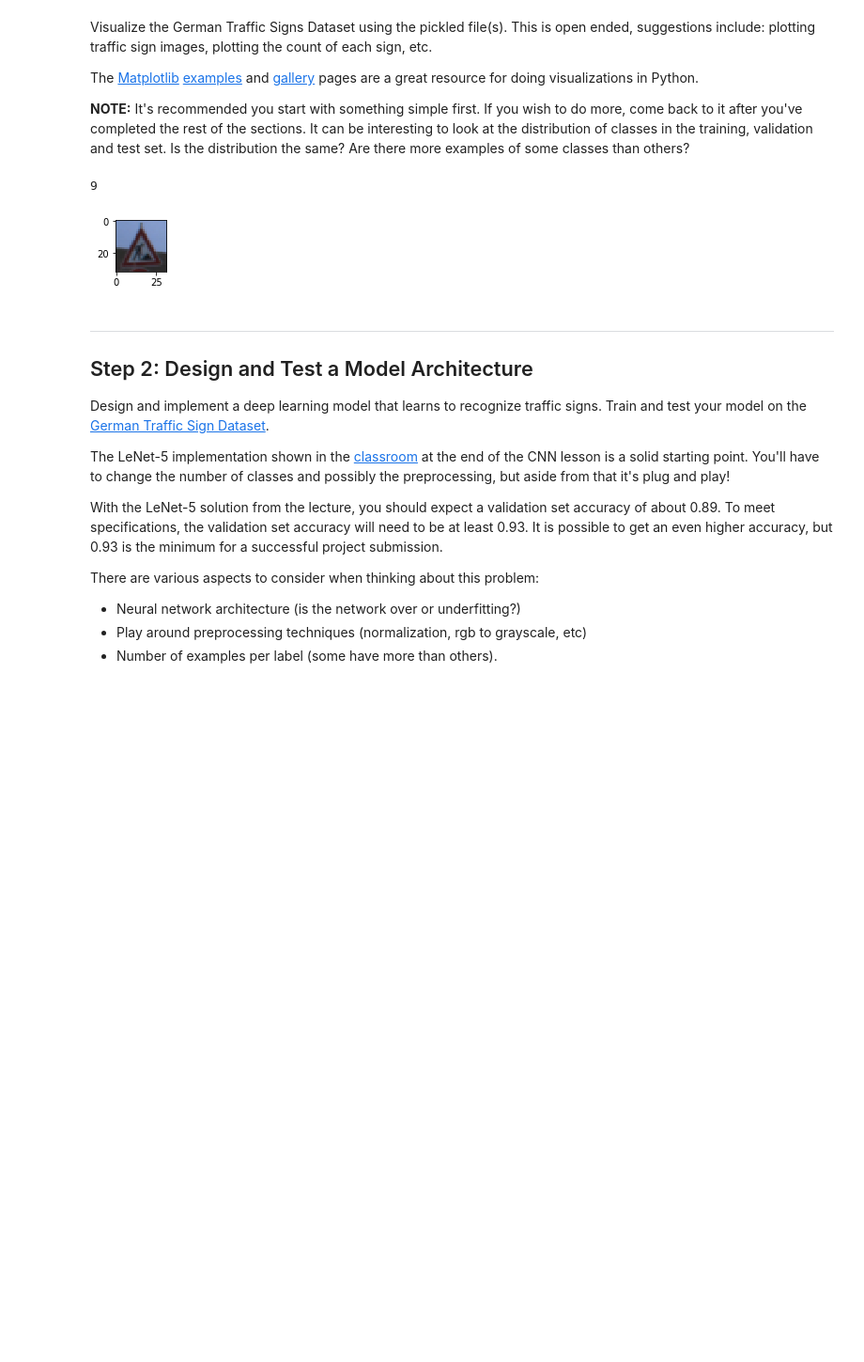
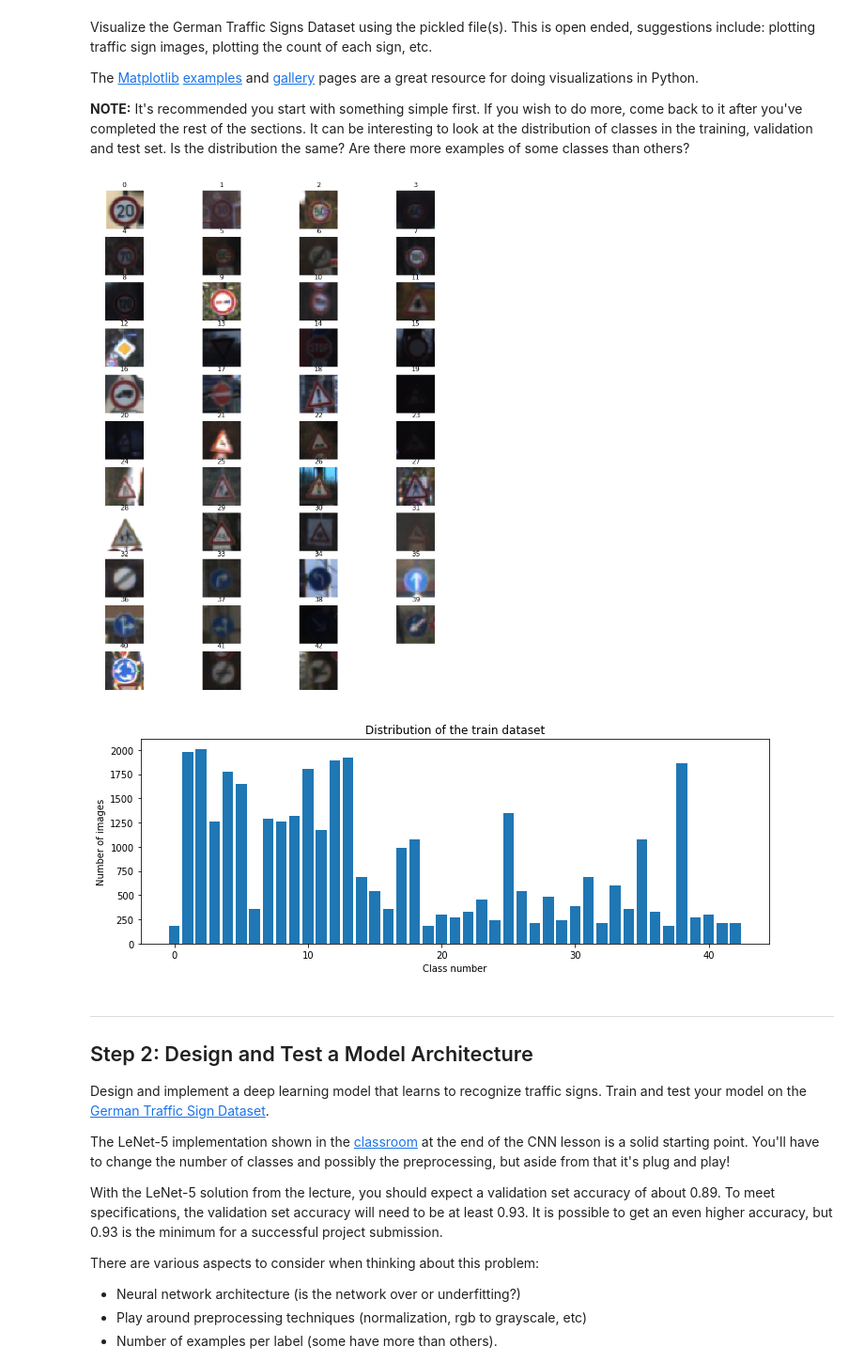
Before and after one commit to anakhaei/CarND-Traffic-Sign-Classifier-Project, a Jupyter notebook: Traffic_Sign_Classifier.ipynb, the cells around one changed output. Shown: that part at 94% size. Cells and saved outputs as stored; diff of their text form; code cells hidden in the pictures; blank space fills up the shorter version.

```diff
--- a/Traffic_Sign_Classifier.ipynb
+++ b/Traffic_Sign_Classifier.ipynb
@@ -36,9 +36,9 @@ with open(validation_file, mode='rb') as f:
 with open(testing_file, mode='rb') as f:
     test = pickle.load(f)
 
-x_train_orig, y_train = train['features'], train['labels']
-x_valid_orig, y_valid = valid['features'], valid['labels']
-x_test_orig, y_test = test['features'], test['labels']
+x_train_orig, y_train_orig = train['features'], train['labels']
+x_valid_orig, y_valid_orig = valid['features'], valid['labels']
+x_test_orig, y_test_orig = test['features'], test['labels']
 # %% [markdown]
 ---
 
@@ -73,13 +73,13 @@ n_test = len (x_test_orig)
 image_shape = x_train_orig[0].shape
 
 # TODO: How many unique classes/labels there are in the dataset.
-labels = []
+classes = []
 with open('signnames.csv', 'r') as csvfile:
     readCSV = csv.reader(csvfile, delimiter=',')
     for row in readCSV:
-        labels += [row[1]]
+        classes += [row[1]]
 
-n_classes = len(labels)
+n_classes = len(classes)
 
 print("Number of training examples =", n_train)
 print("Number of validation examples =", n_validation)
@@ -100,22 +100,39 @@ Visualize the German Traffic Signs Dataset using the pickled file(s). This is op
 The [Matplotlib](http://matplotlib.org/) [examples](http://matplotlib.org/examples/index.html) and [gallery](http://matplotlib.org/gallery.html) pages are a great resource for doing visualizations in Python.
 
 **NOTE:** It's recommended you start with something simple first. If you wish to do more, come back to it after you've completed the rest of the sections. It can be interesting to look at the distribution of classes in the training, validation and test set. Is the distribution the same? Are there more examples of some classes than others?
-# %%
-### Data exploration visualization code goes here.
-### Feel free to use as many code cells as needed.
-import matplotlib.pyplot as plt
-import random
-# Visualizations will be shown in the notebook.
-%matplotlib inline
-index = random.randint(0, len(x_train_orig))
-image = x_train_orig[index].squeeze()
-
-plt.figure(figsize=(1,1))
-plt.imshow(image)
-print(y_train[index])
-# %% [output]
-9
-[figure, removed]
+# %%
+### Data exploration visualization code goes here.
+import matplotlib.pyplot as plt
+%matplotlib inline
+
+num_of_samples_train=[]
+num_of_samples_valid=[]
+num_of_samples_test=[]
+
+plt.figure(figsize=(12, 16.5))
+for i in range(0, n_classes):
+    plt.subplot(11, 4, i+1)
+    x_selected_train = x_train_orig[y_train_orig == i]
+    x_selected_valid = x_valid_orig[y_valid_orig == i]
+    x_selected_test = x_test_orig[y_test_orig == i]
+    plt.imshow(x_selected_train[0, :, :, :]) #draw the first image of each class
+    plt.title(i)
+    plt.axis('off')
+    num_of_samples_train.append(len(x_selected_train))
+    num_of_samples_valid.append(len(x_selected_valid))
+    num_of_samples_test.append(len(x_selected_test))
+plt.show()
+
+#Plot number of images per class
+plt.figure(figsize=(12, 4))
+plt.bar(range(0, n_classes), num_of_samples_train)
+plt.title("Distribution of the train dataset")
+plt.xlabel("Class number")
+plt.ylabel("Number of images")
+plt.show()
+# %% [output]
+[figure, added]
+[figure, added]
 # %% [markdown]
 ----
 
```
Also changed, not shown: parts of 10 cells of this notebook, 2 other files.
